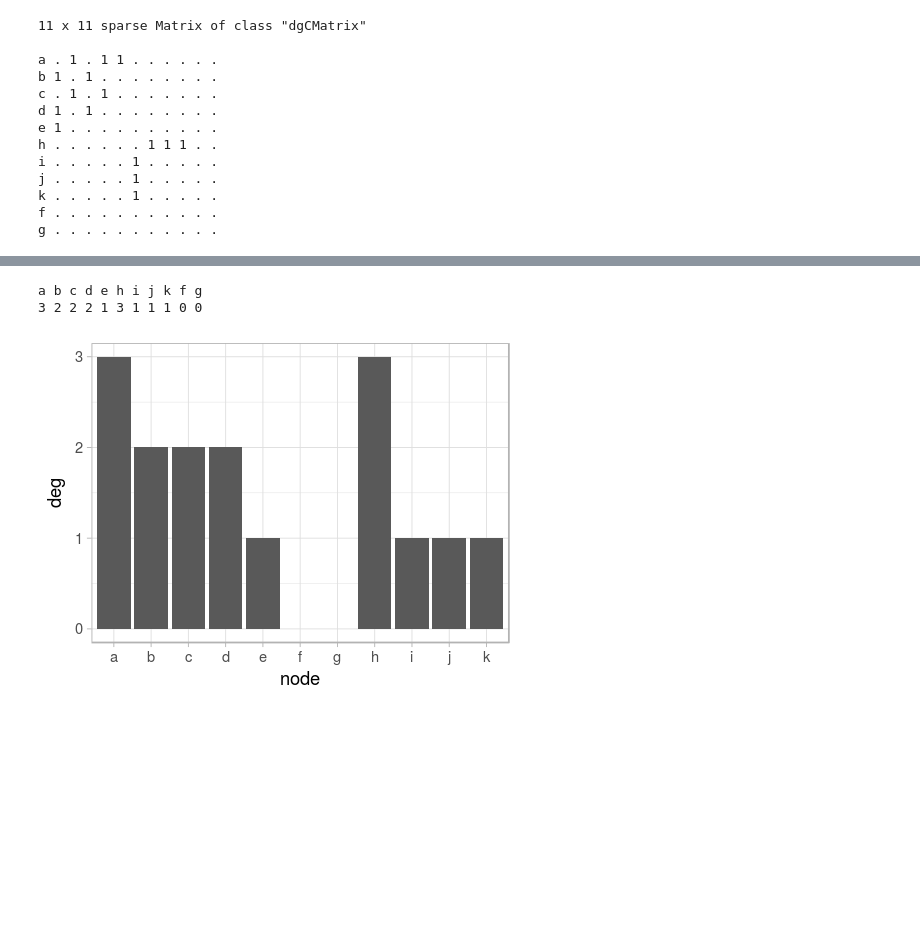
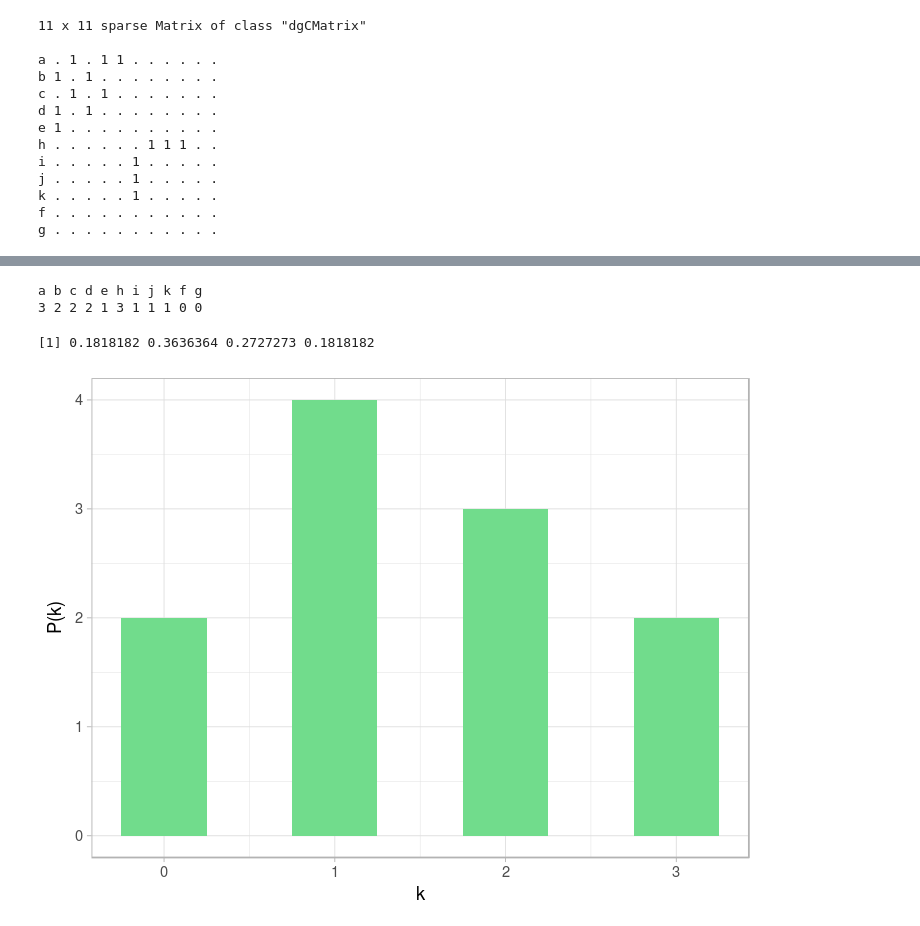
Before and after one commit to gbertagnolli/Networks-LM-Math, a Jupyter notebook: networks-seminar-1.ipynb, the cells around one changed output, grey strips where cells are left out. Drawn from its saved outputs; the diff is of its cells as text; code cells hidden in the pictures; blank space fills up the shorter version.

```diff
--- a/networks-seminar-1.ipynb
+++ b/networks-seminar-1.ipynb
@@ -6,6 +6,9 @@ library(IRdisplay)
 library(igraph)
 igraph_options(vertex.frame.color = "white", vertex.frame.size = 1)
 # library(sigmajs)
+library(reshape2)
 library(ggplot2)
 theme_set(new = theme_light())
-options(repr.plot.width = 4, repr.plot.height = 3)
+# library(colorspace)
+mygreen <- hcl(h = c(135), c = 70, l = 80)
+options(repr.plot.width = 4*1.5, repr.plot.height = 3*1.5)
@@ -157,12 +295,16 @@ $$k_i = \sum_j a_{ij}.$$
 # %%
 k_g <- degree(g)
 k_g
+degree_distribution(g)
 # %% [output]
 a b c d e h i j k f g
 3 2 2 2 1 3 1 1 1 0 0
+[1] 0.1818182 0.3636364 0.2727273 0.1818182
 # %%
 data <- data.frame(node = names(k_g), deg = k_g)
-ggplot(data = data, aes(x = node, y = deg)) +
-  geom_bar(stat="identity")
+N <- length(V(g))
+ggplot(data = data, aes(x = deg)) +
+  geom_bar(stat = "count", width = .5, fill = mygreen) +
+  labs(x = "k", y = "P(k)")
 # %% [output]
-[figure, old version]
+[figure, new version]
```
Also changed, not shown: parts of 34 cells of this notebook.
